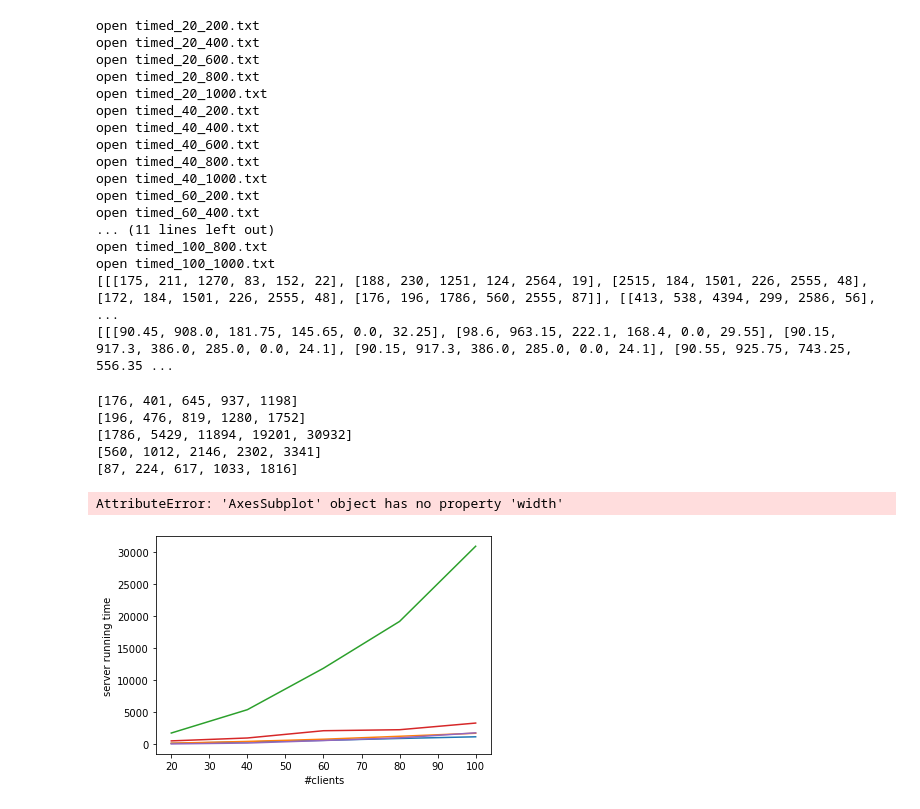
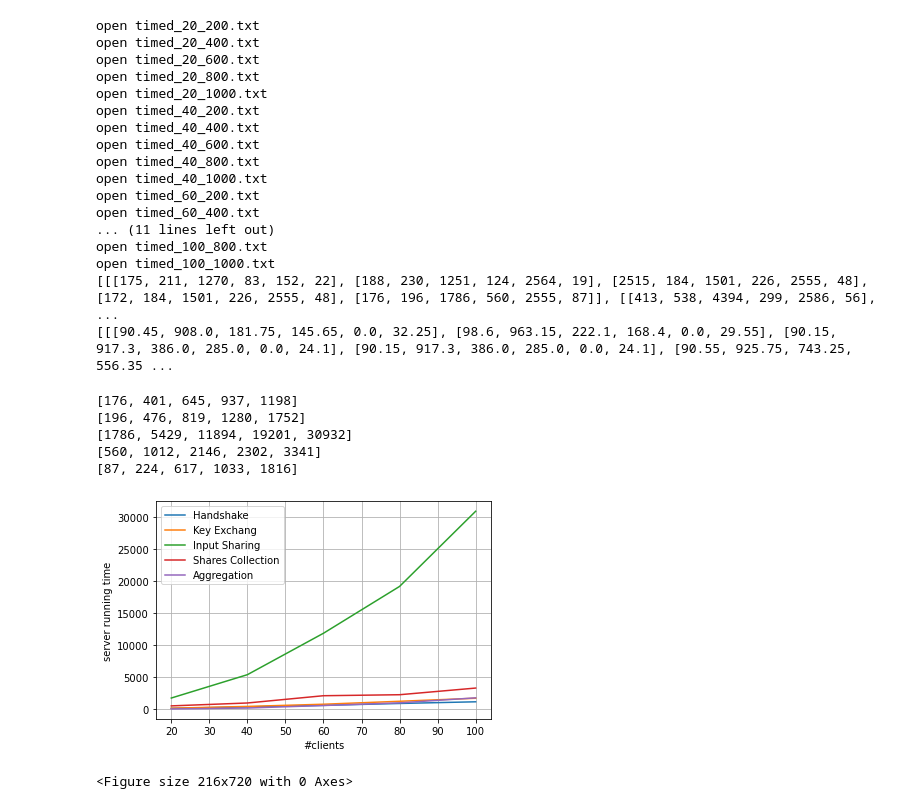
Before and after one commit to CeciliaZ030/secure-aggregation, a Jupyter notebook: output/process_time_data.ipynb, the cells around one changed output. Drawn from its saved outputs; the diff is of its cells as text; code cells hidden in the pictures.

Commit message:
two plots

```diff
--- a/output/process_time_data.ipynb
+++ b/output/process_time_data.ipynb
@@ -53,33 +53,33 @@ y = [c_sub[-1][0] for c_sub in s_table]
 print(y)
 ax.plot(x, y, label = "Handshake")
 y = [c_sub[-1][1] for c_sub in s_table]
 print(y)
 ax.plot(x, y, label = "Key Exchang")
 y = [c_sub[-1][2] for c_sub in s_table]
 print(y)
 ax.plot(x, y, label = "Input Sharing")
 y = [c_sub[-1][3] for c_sub in s_table]
 print(y)
 # ax.plot(x, y, label = "Error Correction")
 # y = [c_sub[-1][4] for c_sub in s_table]
 # print(y)
 ax.plot(x, y, label = "Shares Collection")
 y = [c_sub[-1][5] for c_sub in s_table]
 print(y)
 ax.plot(x, y, label = "Aggregation")
 #y = [c_sub[-1] for c_sub in s_table]
 
 ax.set(xlabel='#clients', ylabel='server running time')
 ax.grid()
 plt.legend(loc="upper left")
-pl
+plt.figure(figsize=(3,10))
 fig.savefig("test.png")
 plt.show()
 # %% [output]
 [176, 401, 645, 937, 1198]
 [196, 476, 819, 1280, 1752]
 [1786, 5429, 11894, 19201, 30932]
 [560, 1012, 2146, 2302, 3341]
 [87, 224, 617, 1033, 1816]
+[figure, new version]
-AttributeError: 'AxesSubplot' object has no property 'width'
+<Figure size 216x720 with 0 Axes>
-[figure, old version]
```
Also changed, not shown: parts of 2 cells of this notebook, 1 other file.
